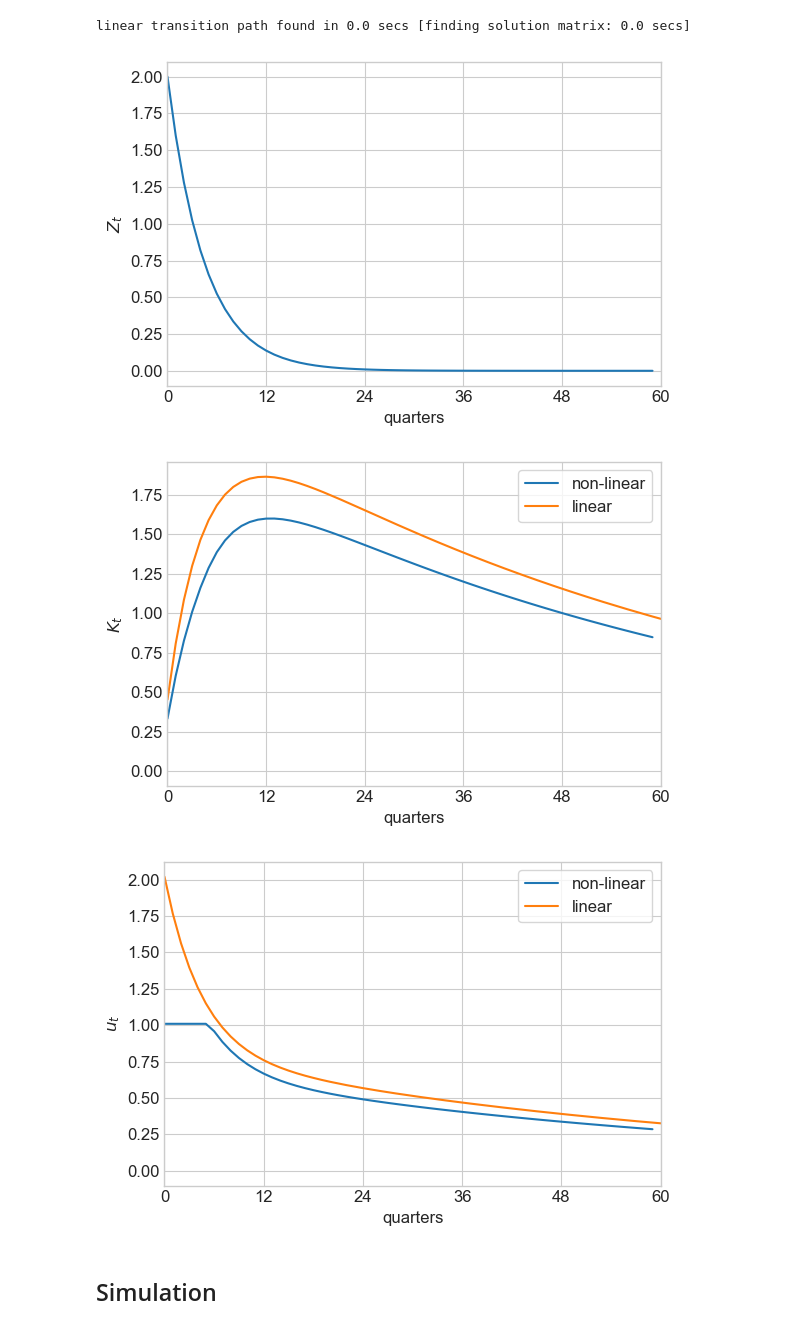
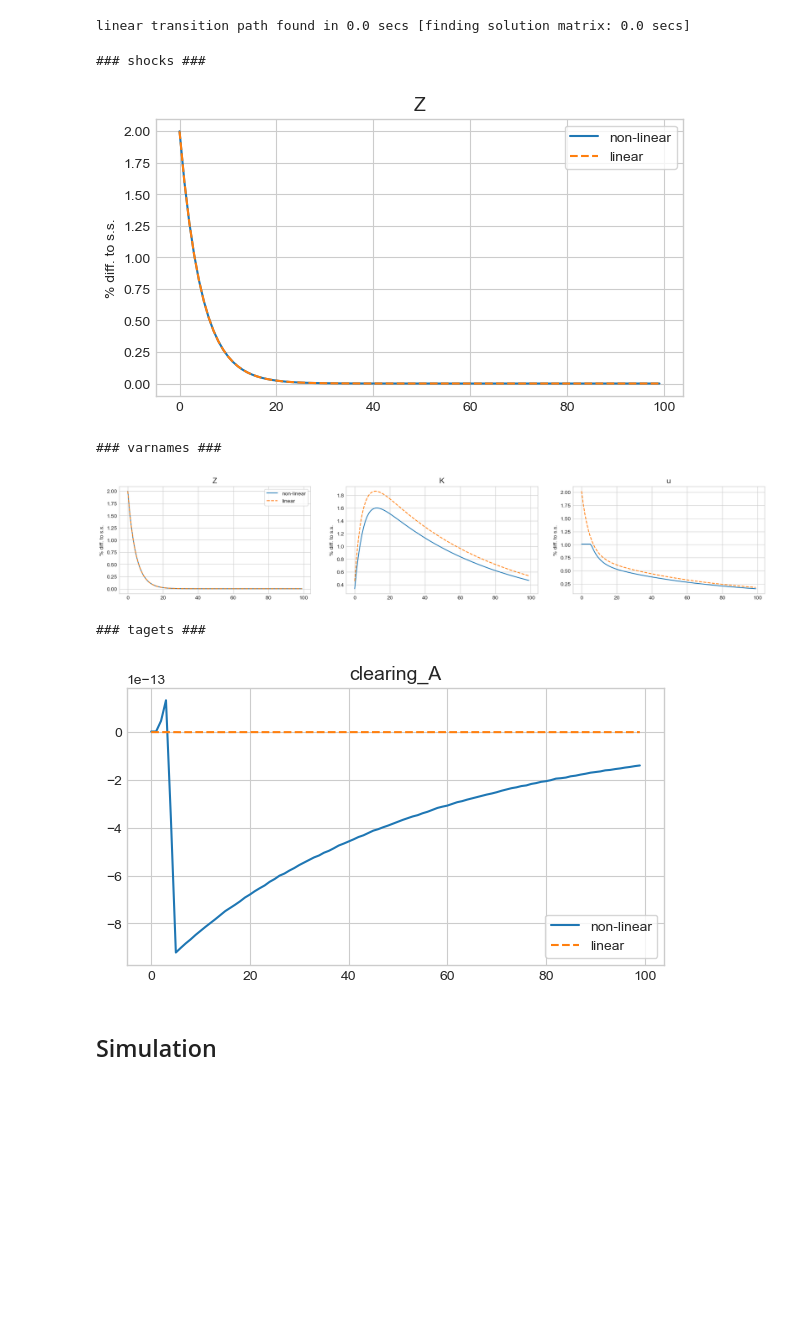
Before and after one commit to JeppeDruedahl/GlobalHA, a Jupyter notebook: HANC_nocapadjcost/Main.ipynb, the cells around one changed output. Drawn from its saved outputs; the diff is of its cells as text; code cells hidden in the pictures; blank space fills up the shorter version.

```diff
--- a/HANC_nocapadjcost/Main.ipynb
+++ b/HANC_nocapadjcost/Main.ipynb
@@ -91,45 +115,15 @@ model.find_IRFs(do_print=True)
 # %% [output]
 linear transition path found in 0.0 secs [finding solution matrix: 0.0 secs]
-# %%
-fig = plt.figure(figsize=(6,4),dpi=100)
-ax = fig.add_subplot(1,1,1)
-ax.plot((path.Z[0,:par.IRFT]/ss.Z-1)*100,ls='-');
-ax.set_xlim([0,par.IRFT])
-ax.set_xlabel('quarters')
-ax.set_ylabel('$Z_t$')
-ax.set_xticks(np.arange(0,par.IRFT+1,12))
-fig.tight_layout()
-fig.savefig('figs/IRF_Z_pf.pdf');
-# %% [output]
-[figure, removed]
-# %%
-fig = plt.figure(figsize=(6,4),dpi=100)
-ax = fig.add_subplot(1,1,1)
-ax.plot((path.K[0,:par.IRFT]/ss.K-1)*100,label='non-linear')
-ax.plot(model.IRF['K']/ss.K*100,label='linear')
-ax.set_xlim([0,par.IRFT])
-ax.set_xticks(np.arange(0,par.IRFT+1,12))
-ax.set_xlabel('quarters')
-ax.set_ylabel('$K_t$')
-ax.legend(frameon=True)
-fig.tight_layout()
-fig.savefig('figs/IRF_K_pf.pdf');
-# %% [output]
-[figure, removed]
-# %%
-fig = plt.figure(figsize=(6,4),dpi=100)
-ax = fig.add_subplot(1,1,1)
-ax.plot((path.u[0,:par.IRFT]/ss.u-1)*100,ls='-',label='non-linear')
-ax.plot(model.IRF['u']/ss.u*100,label='linear')
-ax.set_xlim([0,par.IRFT])
-ax.set_xticks(np.arange(0,par.IRFT+1,12));
-ax.set_xlabel('quarters')
-ax.set_ylabel('$u_t$')
-ax.legend(frameon=True)
-fig.tight_layout()
-fig.savefig('figs/IRF_u_pf.pdf')
-# %% [output]
-[figure, removed]
+# %%
+paths = ['Z','K','u']
+model.show_IRFs(paths,ncols=3,T_max=100,do_linear=True)
+# %% [output]
+### shocks ###
+[figure, added]
+### varnames ###
+[figure, added]
+### tagets ###
+[figure, added]
 # %% [markdown]
 ## Simulation
 # %%
```
Also changed, not shown: parts of 12 cells of this notebook, 14 other files.
